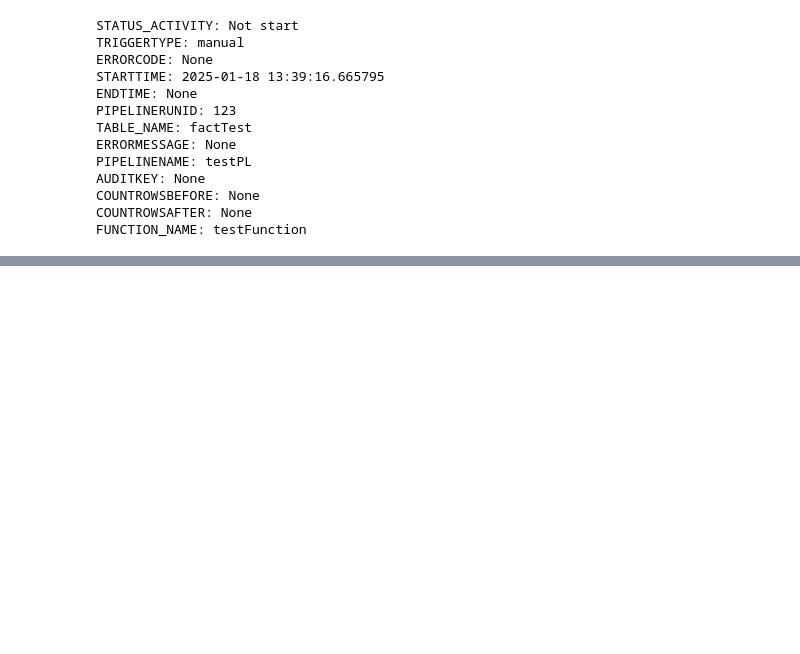
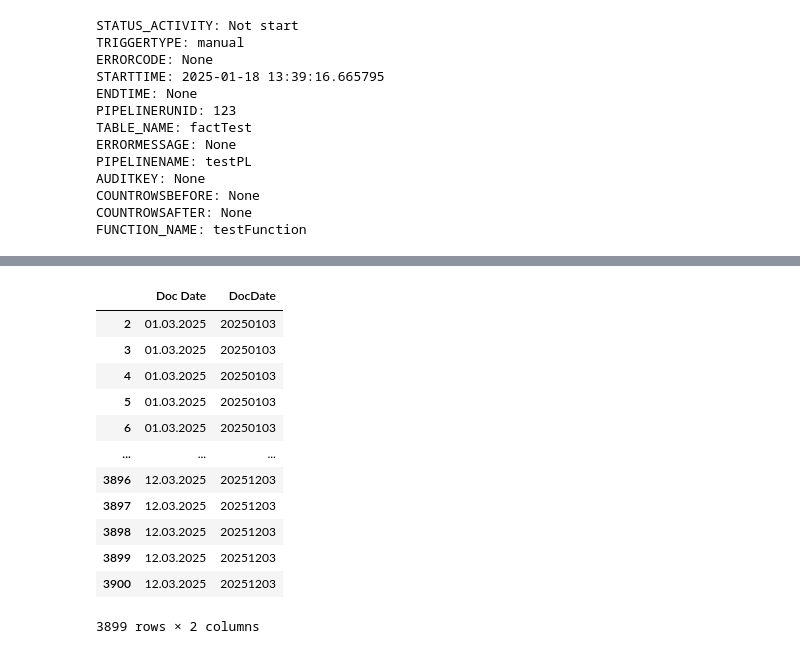
Before and after one commit to yamchote-ppt/BCP-data-platform, a Jupyter notebook: test.ipynb, the cells around one changed output, grey strips where cells are left out. Saved outputs shown, nothing was run; the diff lists cells and outputs as text; code cells hidden in the pictures; blank space fills up the shorter version.

```diff
--- a/test.ipynb
+++ b/test.ipynb
@@ -409,0 +522,16 @@ SyntaxError: invalid syntax (2940658051.py, line 1)
+# %%
+df[['Doc Date', 'DocDate']]
+# %% [output]
+|  | Doc Date | DocDate |
+| 2 | 01.03.2025 | 20250103 |
+| 3 | 01.03.2025 | 20250103 |
+| 4 | 01.03.2025 | 20250103 |
+| 5 | 01.03.2025 | 20250103 |
+| 6 | 01.03.2025 | 20250103 |
+| ... | ... | ... |
+| 3896 | 12.03.2025 | 20251203 |
+| 3897 | 12.03.2025 | 20251203 |
+| 3898 | 12.03.2025 | 20251203 |
+| 3899 | 12.03.2025 | 20251203 |
+| 3900 | 12.03.2025 | 20251203 |
+3899 rows × 2 columns
```
Also changed, not shown: parts of 7 cells of this notebook, 10 other files.
